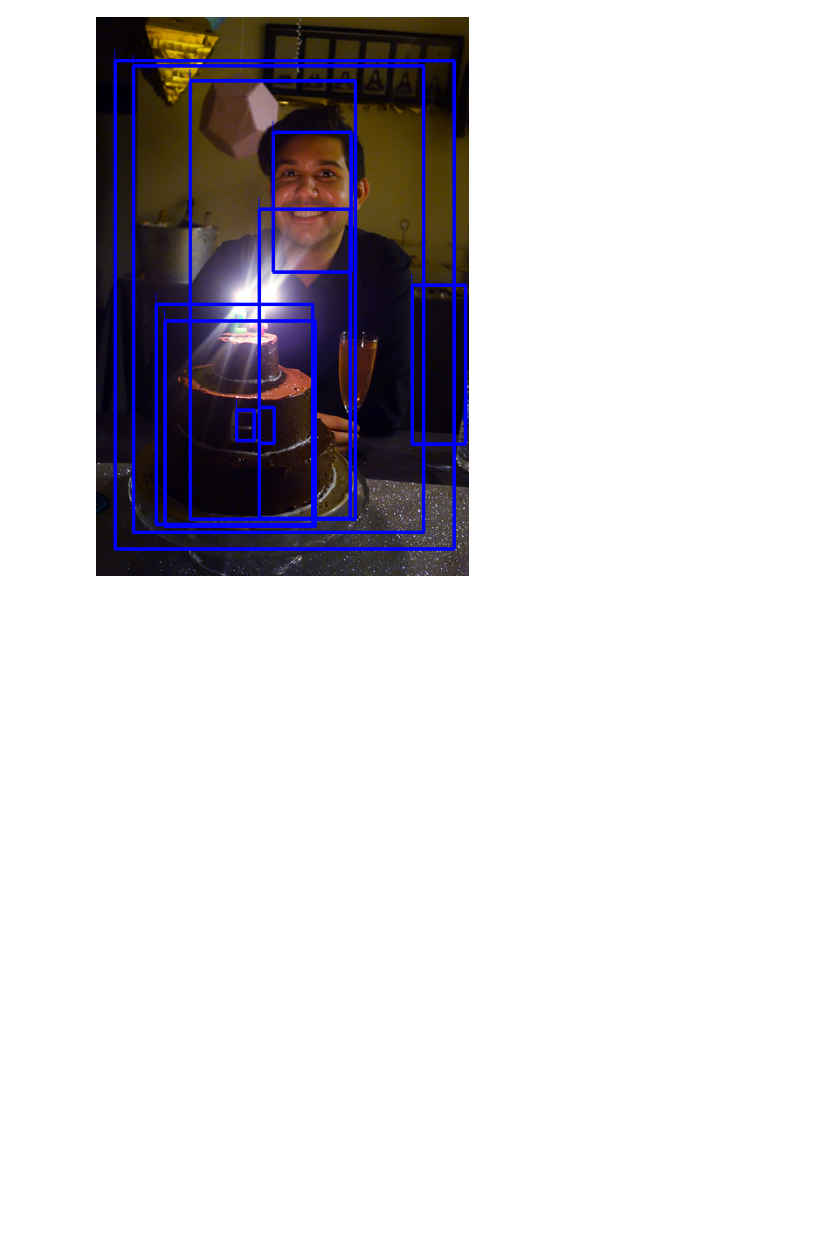
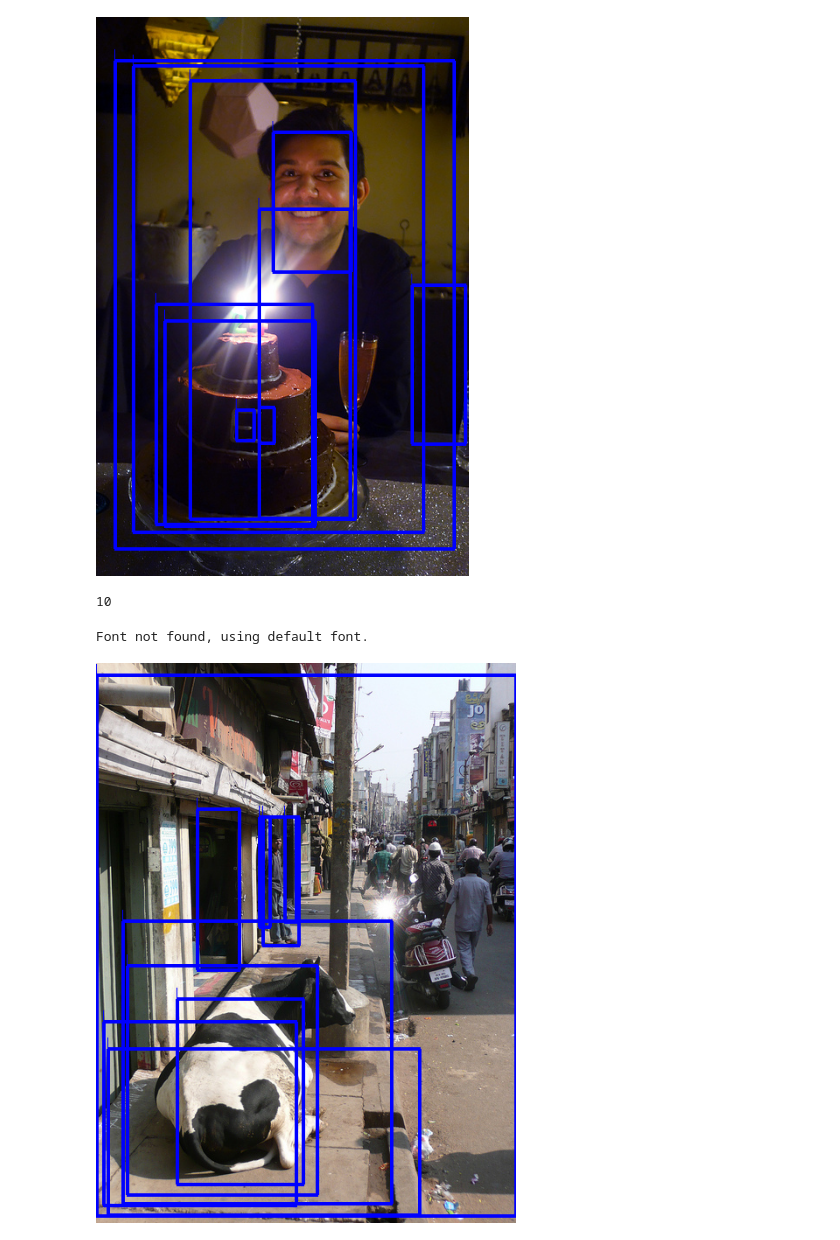
Before and after one commit to RabDou44/Data-Intenisive-Computing-Object-detection-with-AWS, a Jupyter notebook: showcase.ipynb, the cells around one changed output. Cells and saved outputs as stored; diff of their text form; code cells hidden in the pictures; blank space fills up the shorter version.

```diff
--- a/showcase.ipynb
+++ b/showcase.ipynb
@@ -23,3 +23,15 @@ c.show_boxes(imagefiles[0], boxes[0])
 # %% [output]
 Font not found, using default font.
 [figure]
+# %%
+response = c.detect_images(imagefiles[1:11])
+# %%
+data = response.json()
+len(data["boxes"])
+# %% [output]
+10
+# %%
+c.show_boxes(imagefiles[8], np.array(data["boxes"][7]))
+# %% [output]
+Font not found, using default font.
+[figure, added]
```
Also changed, not shown: parts of 8 cells of this notebook, 1 other file.
